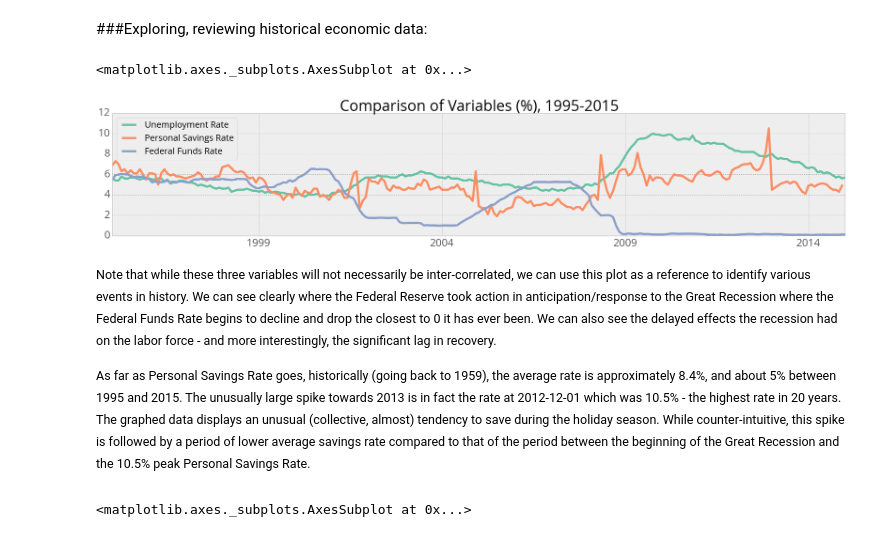
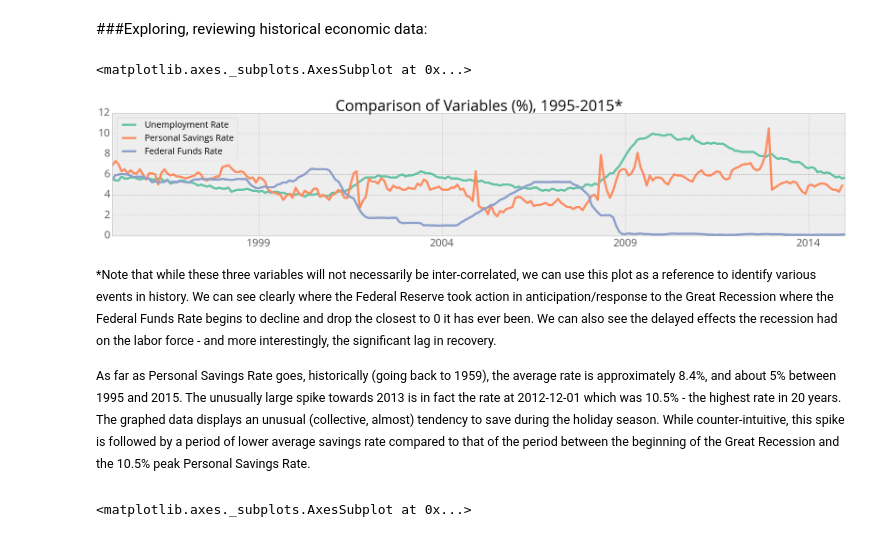
Before and after one commit to c-trl/economic-trends-vs-headline-sentiment-nlp-analysis, a Jupyter notebook: fred-api.ipynb, the cells around one changed output. Drawn from its saved outputs; the diff is of its cells as text; code cells hidden in the pictures.

```diff
--- a/fred-api.ipynb
+++ b/fred-api.ipynb
@@ -155,14 +155,14 @@ df_quarterly = df[['Real GDP',
 # %%
 df_monthly[['Unemployment Rate',
             'Personal Savings Rate',
             'Federal Funds Rate']].plot(figsize=(30,5),
-                                   title='Comparison of Variables (%), 1995-2015',
+                                   title='Comparison of Variables (%), 1995-2015*',
                                    color=colors)
 # %% [output]
 <matplotlib.axes._subplots.AxesSubplot at 0x...>
-[figure, old version]
+[figure, new version]
 # %% [markdown]
-<sup>Note that while these three variables will not necessarily be inter-correlated, we can use this plot as a reference to identify various events in history.  We can see clearly where the Federal Reserve took action in anticipation/response to the Great Recession where the Federal Funds Rate begins to decline and drop the closest to 0 it has ever been.  We can also see the delayed effects the recession had on the labor force - and more interestingly, the significant lag in recovery.</sup>
+<sup>*Note that while these three variables will not necessarily be inter-correlated, we can use this plot as a reference to identify various events in history.  We can see clearly where the Federal Reserve took action in anticipation/response to the Great Recession where the Federal Funds Rate begins to decline and drop the closest to 0 it has ever been.  We can also see the delayed effects the recession had on the labor force - and more interestingly, the significant lag in recovery.</sup>
 
 <sup>As far as Personal Savings Rate goes, historically (going back to 1959), the average rate is approximately 8.4%, and about 5% between 1995 and 2015.  The unusually large spike towards 2013 is in fact the rate at 2012-12-01 which was 10.5% - the highest rate in 20 years.  The graphed data displays an unusual (collective, almost) tendency to save during the holiday season.  While counter-intuitive, this spike is followed by a period of lower average savings rate compared to that of the period between the beginning of the Great Recession and the 10.5% peak Personal Savings Rate.</sup>
 # %%
```
Also changed, not shown: parts of 4 cells of this notebook.
